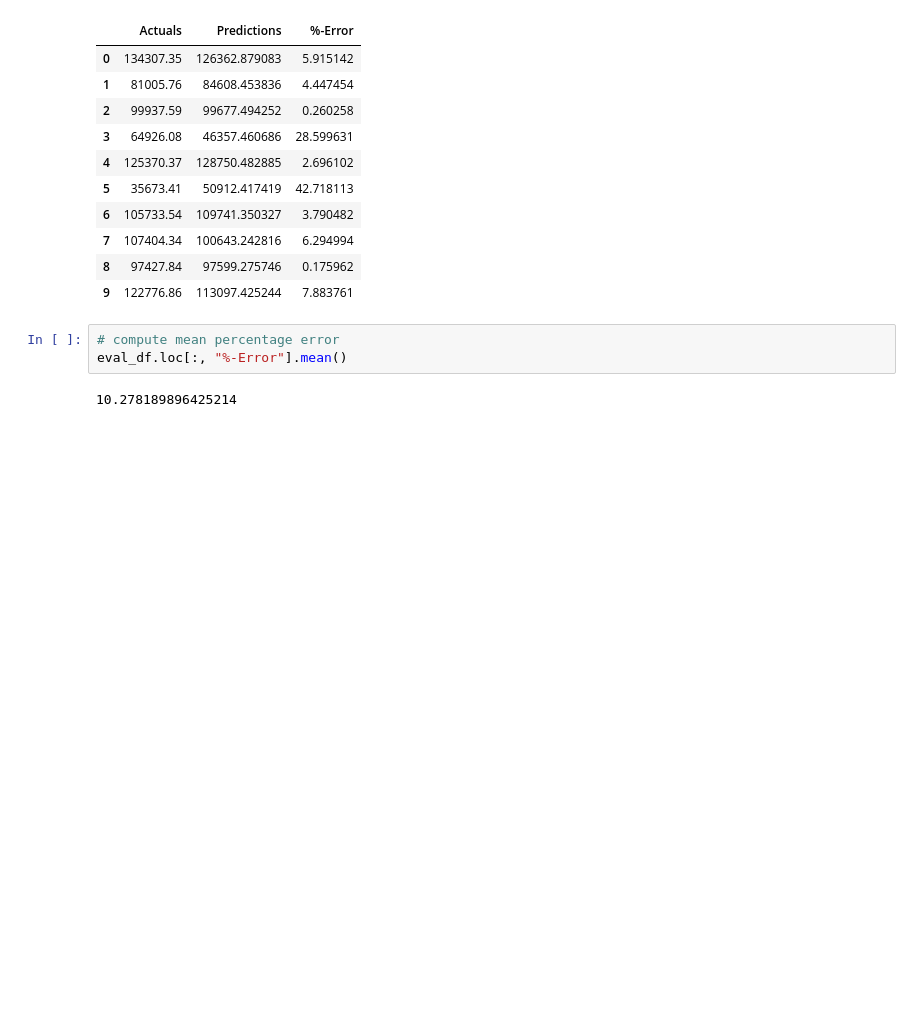
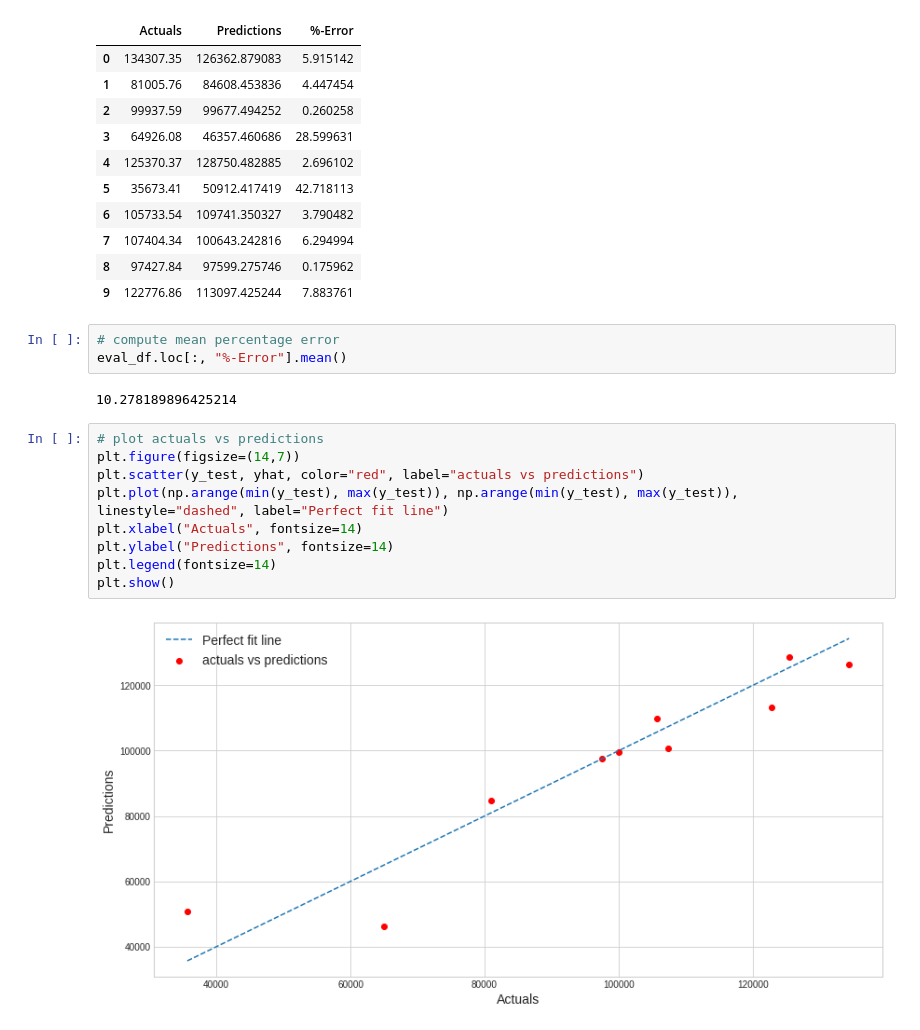
Before and after one commit to lucaskienast/Regression, a Jupyter notebook: 1) Linear Regression/6)_Standardized_MultLinReg.ipynb, the cells around one changed output. Saved outputs shown, nothing was run; the diff lists cells and outputs as text; blank space fills up the shorter version.

```diff
--- a/1) Linear Regression/6)_Standardized_MultLinReg.ipynb
+++ b/1) Linear Regression/6)_Standardized_MultLinReg.ipynb
@@ -161,3 +159,14 @@ eval_df
 eval_df.loc[:, "%-Error"].mean()
 # %% [output]
 10.278189896425214
+# %%
+# plot actuals vs predictions
+plt.figure(figsize=(14,7))
+plt.scatter(y_test, yhat, color="red", label="actuals vs predictions")
+plt.plot(np.arange(min(y_test), max(y_test)), np.arange(min(y_test), max(y_test)), linestyle="dashed", label="Perfect fit line")
+plt.xlabel("Actuals", fontsize=14)
+plt.ylabel("Predictions", fontsize=14)
+plt.legend(fontsize=14)
+plt.show()
+# %% [output]
+[figure, added]
```
Also changed, not shown: parts of 2 cells of this notebook.
